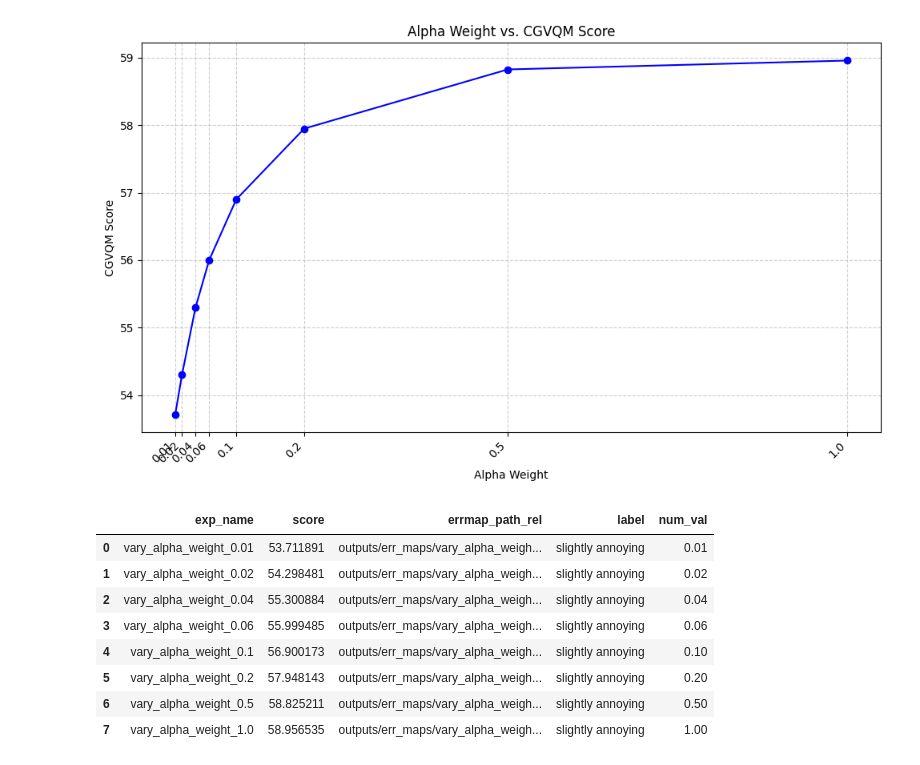
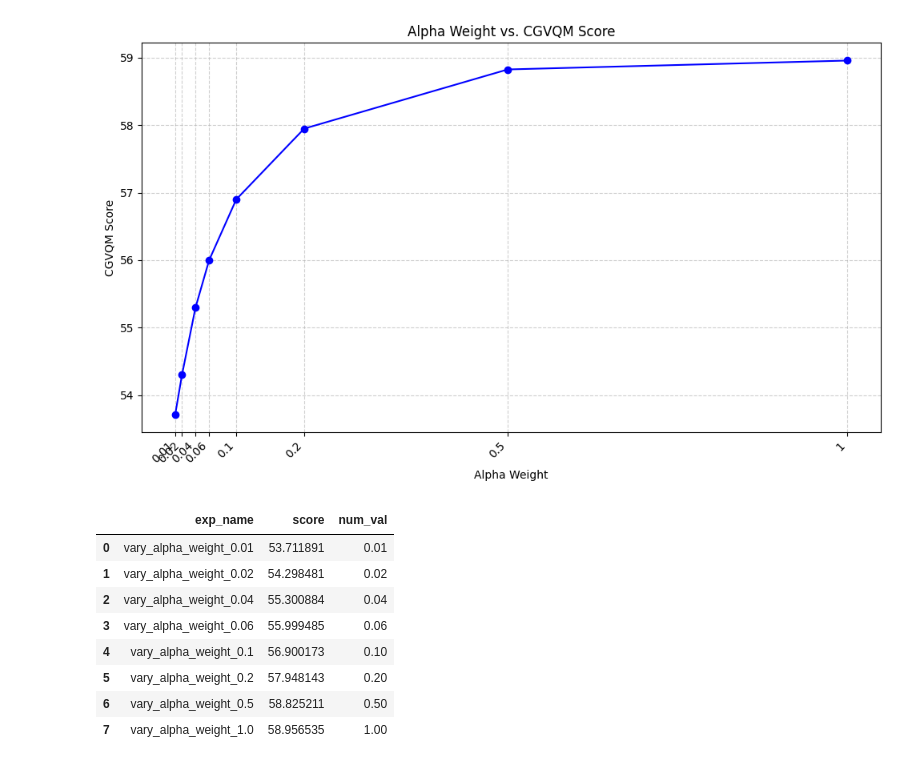
Before and after one commit to mariabeatrizsilva/PerceptualTAA, a Jupyter notebook: analyze_data.ipynb, the cells around one changed output. Cells and saved outputs as stored; diff of their text form; code cells hidden in the pictures.

Commit message:
reformatting outputs & analysis

```diff
--- a/analyze_data.ipynb
+++ b/analyze_data.ipynb
@@ -6,24 +8,37 @@ from src import analyze_utils
-# %%
-score_directory = "outputs/scores_cgvqm/"
-file_path = 'vary_alpha_weight_scores_labeled.json'
-
-df_results = analyze_utils.plot_render_scores_from_json(
-    file_path=os.path.join(score_directory, file_path),
-    parameter_name="Alpha Weight",
-    x_evenly_spaced = False
-)
-
-if df_results is not None:
-    display(df_results)
-# %% [output]
-[figure, removed]
-|  | exp_name | score | errmap_path_rel | label | num_val |
-| 0 | vary_alpha_weight_0.01 | 53.711891 | outputs/err_maps/vary_alpha_weigh... | slightly annoying | 0.01 |
-| 1 | vary_alpha_weight_0.02 | 54.298481 | outputs/err_maps/vary_alpha_weigh... | slightly annoying | 0.02 |
-| 2 | vary_alpha_weight_0.04 | 55.300884 | outputs/err_maps/vary_alpha_weigh... | slightly annoying | 0.04 |
-| 3 | vary_alpha_weight_0.06 | 55.999485 | outputs/err_maps/vary_alpha_weigh... | slightly annoying | 0.06 |
-| 4 | vary_alpha_weight_0.1 | 56.900173 | outputs/err_maps/vary_alpha_weigh... | slightly annoying | 0.10 |
-| 5 | vary_alpha_weight_0.2 | 57.948143 | outputs/err_maps/vary_alpha_weigh... | slightly annoying | 0.20 |
-| 6 | vary_alpha_weight_0.5 | 58.825211 | outputs/err_maps/vary_alpha_weigh... | slightly annoying | 0.50 |
-| 7 | vary_alpha_weight_1.0 | 58.956535 | outputs/err_maps/vary_alpha_weigh... | slightly annoying | 1.00 |
+# %%
+score_directory_frames= "outputs/scores_cgvqm_frames/"
+score_directory_regular = "outputs/scores_cgvqm"
+file_path = 'vary_alpha_weight_scores.json'
+
+full_file_path_frames = os.path.join(score_directory_frames, file_path)
+full_file_path_reg = os.path.join(score_directory_regular, file_path)
+
+score_data_dict = analyze_utils.get_dict(full_file_path_reg)
+
+# 3. If data loaded successfully, plot it using the dict-based function
+df_results_frames = None # Initialize variable
+
+if score_data_dict is not None:
+    # We call the new dictionary-based function, passing the dictionary itself
+    df_results_frames = analyze_utils.plot_render_scores_from_dict(
+        data_dict=score_data_dict, # <-- The change is passing the dict
+        parameter_name="Alpha Weight",
+        score_metric="CGVQM Score", # Assuming a default score_metric
+        x_evenly_spaced=False
+    )
+
+# 4. Display the resulting DataFrame
+if df_results_frames is not None:
+    display(df_results_frames)
+# %% [output]
+[figure, added]
+|  | exp_name | score | num_val |
+| 0 | vary_alpha_weight_0.01 | 53.711891 | 0.01 |
+| 1 | vary_alpha_weight_0.02 | 54.298481 | 0.02 |
+| 2 | vary_alpha_weight_0.04 | 55.300884 | 0.04 |
+| 3 | vary_alpha_weight_0.06 | 55.999485 | 0.06 |
+| 4 | vary_alpha_weight_0.1 | 56.900173 | 0.10 |
+| 5 | vary_alpha_weight_0.2 | 57.948143 | 0.20 |
+| 6 | vary_alpha_weight_0.5 | 58.825211 | 0.50 |
+| 7 | vary_alpha_weight_1.0 | 58.956535 | 1.00 |
 # %%
```
Also changed, not shown: parts of 9 cells of this notebook, 16 other files.
